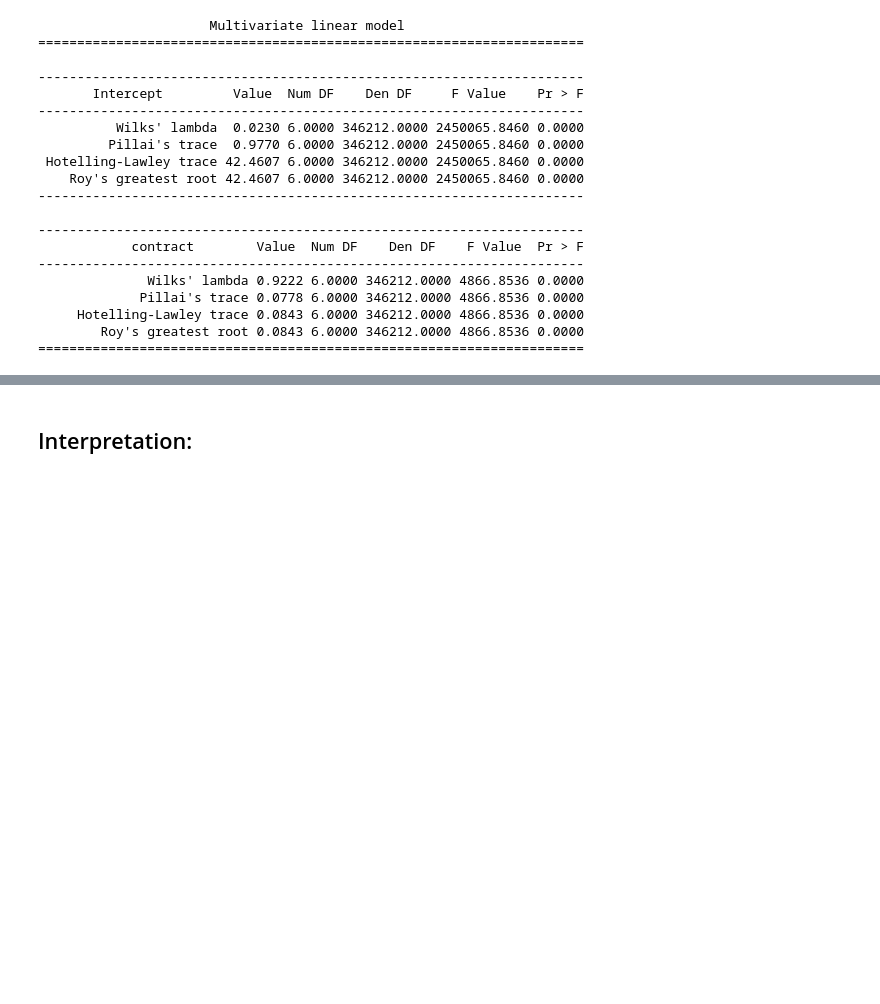
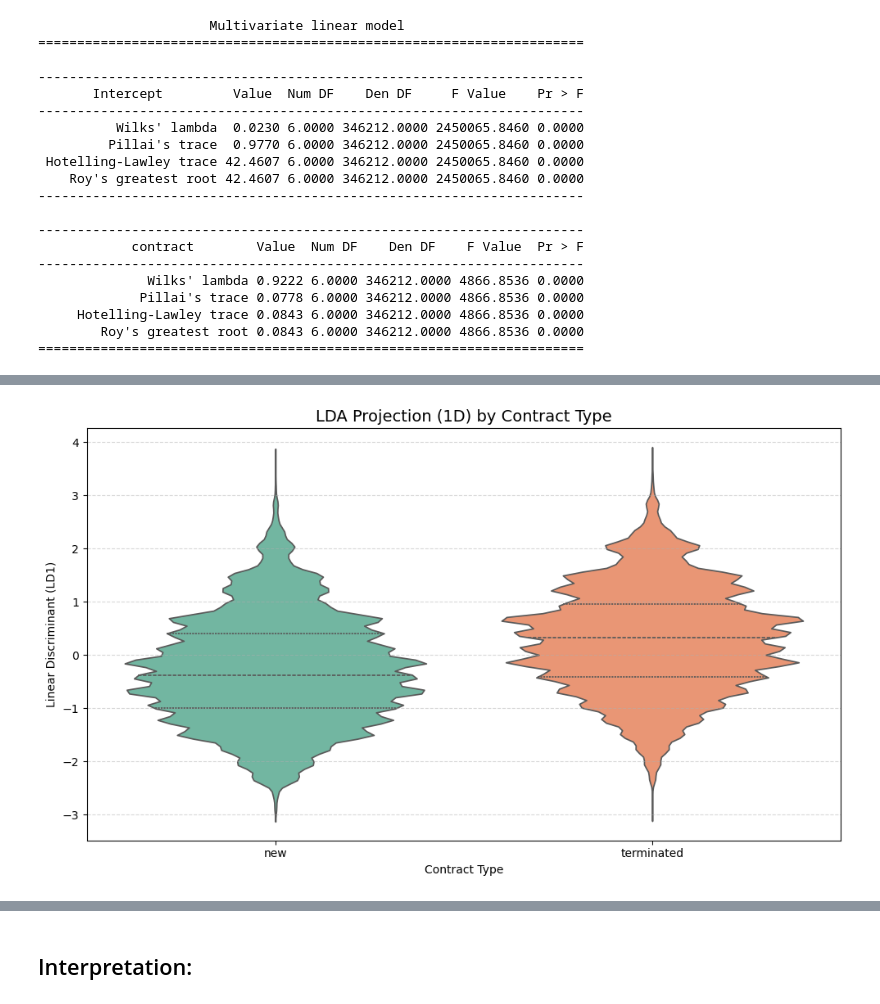
Before and after one commit to tpyrogova/FinApprenticeship, a Jupyter notebook: notebooks/statistical_analysis.ipynb, the cells around one changed output, grey strips where cells are left out. Drawn from its saved outputs; the diff is of its cells as text; code cells hidden in the pictures; blank space fills up the shorter version.

```diff
--- a/notebooks/statistical_analysis.ipynb
+++ b/notebooks/statistical_analysis.ipynb
@@ -823,0 +845,24 @@ print(result)
+# %%
+from sklearn.discriminant_analysis import LinearDiscriminantAnalysis as LDA
+
+# Daten und Zielvariable
+X = df_clean[manova_vars]
+y = df_clean['contract']
+
+# LDA auf 2 Komponenten
+lda = LDA(n_components=1)
+X_lda = lda.fit_transform(X, y)
+
+plot_df = pd.DataFrame(X_lda, columns=['LD1'])
+plot_df['contract'] = y.values
+
+plt.figure(figsize=(10, 6))
+sns.violinplot(data=plot_df, x='contract', y='LD1', hue='contract', legend=False, palette='Set2', inner='quartile')
+plt.title('LDA Projection (1D) by Contract Type', fontsize=14)
+plt.xlabel('Contract Type')
+plt.ylabel('Linear Discriminant (LD1)')
+plt.grid(True, axis='y', linestyle='--', alpha=0.5)
+plt.tight_layout()
+plt.show()
+# %% [output]
+[figure, added]
```
Also changed, not shown: parts of 4 cells of this notebook.
